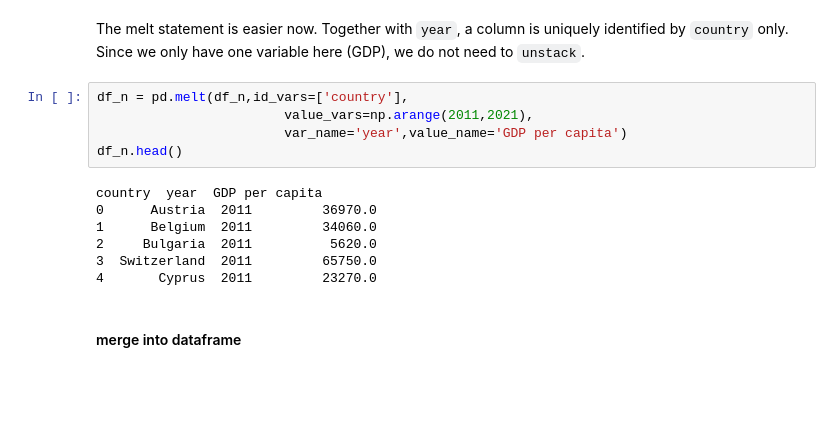
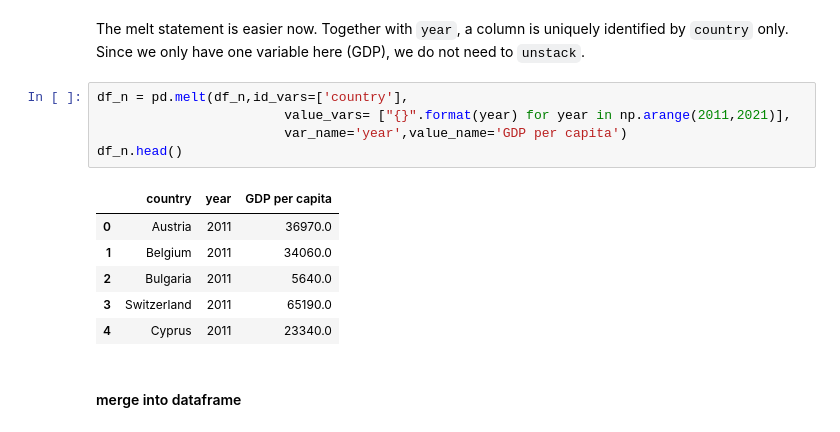
Before and after one commit to cejkiebo/msc_datascience, a Jupyter notebook: hacking_part_2.ipynb, the cells around one changed output. Saved outputs shown, nothing was run; the diff lists cells and outputs as text; blank space fills up the shorter version.

```diff
--- a/hacking_part_2.ipynb
+++ b/hacking_part_2.ipynb
@@ -282,16 +282,16 @@ df_n.head()
 The melt statement is easier now. Together with `year`, a column is uniquely identified by `country` only. Since we only have one variable here (GDP), we do not need to `unstack`.
 # %%
 df_n = pd.melt(df_n,id_vars=['country'],
-                        value_vars=np.arange(2011,2021),
+                        value_vars= ["{}".format(year) for year in np.arange(2011,2021)],
                         var_name='year',value_name='GDP per capita')
 df_n.head()
 # %% [output]
-country  year  GDP per capita
-0      Austria  2011         36970.0
-1      Belgium  2011         34060.0
-2     Bulgaria  2011          5620.0
-3  Switzerland  2011         65750.0
-4       Cyprus  2011         23270.0
+|  | country | year | GDP per capita |
+| 0 | Austria | 2011 | 36970.0 |
+| 1 | Belgium | 2011 | 34060.0 |
+| 2 | Bulgaria | 2011 | 5640.0 |
+| 3 | Switzerland | 2011 | 65190.0 |
+| 4 | Cyprus | 2011 | 23340.0 |
 # %% [markdown]
 #### merge into dataframe
 # %% [markdown]
```
Also changed, not shown: parts of 4 cells of this notebook.
